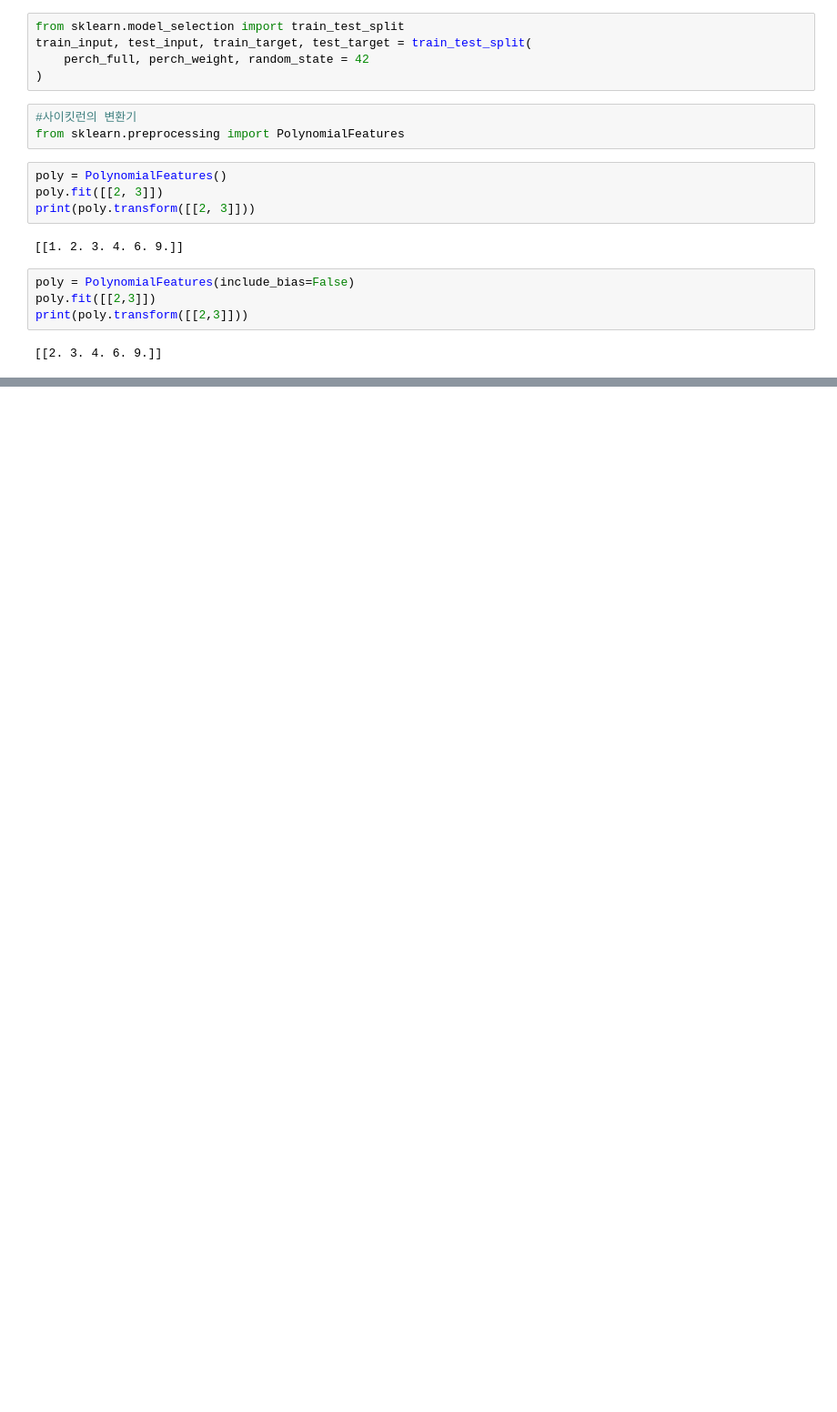
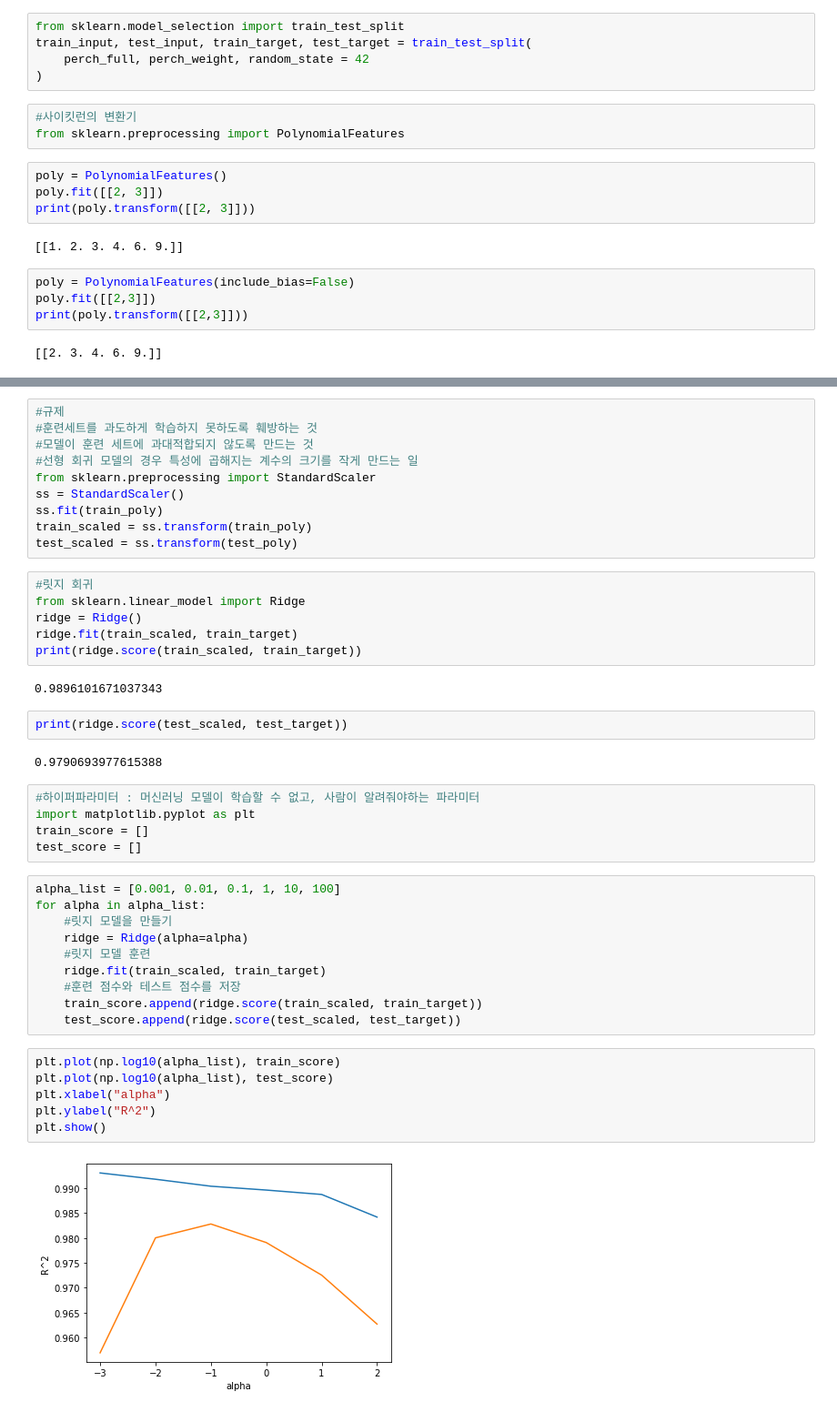
Before and after one commit to KoGJ95/machine_learning, a Jupyter notebook: Review(ch_1~3).ipynb, the cells around one changed output, grey strips where cells are left out. Shown at 91% size. Saved outputs shown, nothing was run; the diff lists cells and outputs as text; blank space fills up the shorter version.

```diff
--- a/Review(ch_1~3).ipynb
+++ b/Review(ch_1~3).ipynb
@@ -682,0 +726,45 @@ print(poly.transform([[2,3]]))
+# %%
+#규제
+#훈련세트를 과도하게 학습하지 못하도록 훼방하는 것
+#모델이 훈련 세트에 과대적합되지 않도록 만드는 것
+#선형 회귀 모델의 경우 특성에 곱해지는 계수의 크기를 작게 만드는 일
+from sklearn.preprocessing import StandardScaler
+ss = StandardScaler()
+ss.fit(train_poly)
+train_scaled = ss.transform(train_poly)
+test_scaled = ss.transform(test_poly)
+# %%
+#릿지 회귀
+from sklearn.linear_model import Ridge
+ridge = Ridge()
+ridge.fit(train_scaled, train_target)
+print(ridge.score(train_scaled, train_target))
+# %% [output]
+0.9896101671037343
+# %%
+print(ridge.score(test_scaled, test_target))
+# %% [output]
+0.9790693977615388
+# %%
+#하이퍼파라미터 : 머신러닝 모델이 학습할 수 없고, 사람이 알려줘야하는 파라미터
+import matplotlib.pyplot as plt
+train_score = []
+test_score = []
+# %%
+alpha_list = [0.001, 0.01, 0.1, 1, 10, 100]
+for alpha in alpha_list:
+    #릿지 모델을 만들기
+    ridge = Ridge(alpha=alpha)
+    #릿지 모델 훈련
+    ridge.fit(train_scaled, train_target)
+    #훈련 점수와 테스트 점수를 저장
+    train_score.append(ridge.score(train_scaled, train_target))
+    test_score.append(ridge.score(test_scaled, test_target))
+# %%
+plt.plot(np.log10(alpha_list), train_score)
+plt.plot(np.log10(alpha_list), test_score)
+plt.xlabel("alpha")
+plt.ylabel("R^2")
+plt.show()
+# %% [output]
+[figure, added]
```
Also changed, not shown: parts of 9 cells of this notebook.
